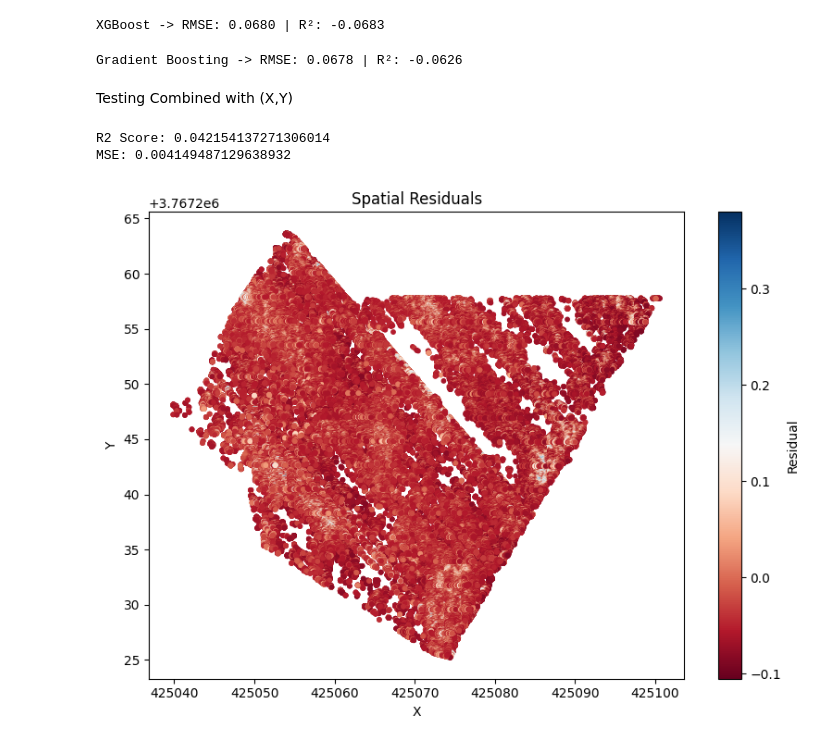
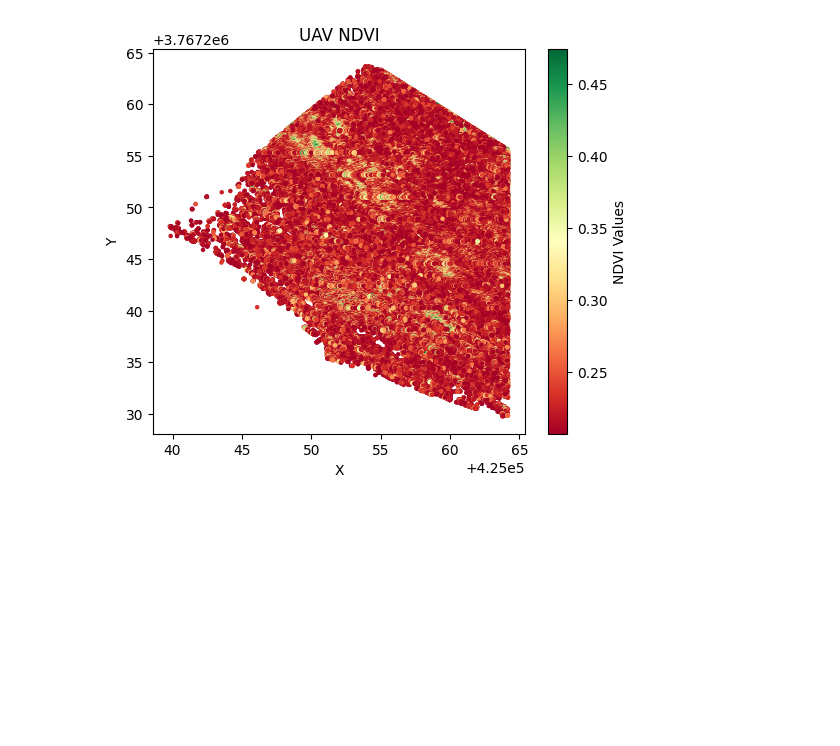
Before and after one commit to ethan-ngo/research, a Jupyter notebook: fusion.ipynb, the cells around one changed output. Saved outputs shown, nothing was run; the diff lists cells and outputs as text; code cells hidden in the pictures; blank space fills up the shorter version.

```diff
--- a/fusion.ipynb
+++ b/fusion.ipynb
@@ -253,64 +377,22 @@ Random Forest -> RMSE: 0.0684 | R²: -0.0788
-# %%
-xgb_model = XGBRegressor(n_estimators=100, learning_rate=0.1, random_state=42, n_jobs=-1)
-xgb_model.fit(X_train, y_train)
-
-xgb_pred = xgb_model.predict(X_test)
-xgb_rmse = np.sqrt(mean_squared_error(y_test, xgb_pred))
-xgb_r2 = r2_score(y_test, xgb_pred)
-
-print(f"XGBoost -> RMSE: {xgb_rmse:.4f} | R²: {xgb_r2:.4f}")
-# %% [output]
-XGBoost -> RMSE: 0.0680 | R²: -0.0683
-# %%
-gb_model = GradientBoostingRegressor(n_estimators=100, learning_rate=0.1, random_state=42)
-gb_model.fit(X_train, y_train)
-
-gb_pred = gb_model.predict(X_test)
-gb_rmse = np.sqrt(mean_squared_error(y_test, gb_pred))
-gb_r2 = r2_score(y_test, gb_pred)
-
-print(f"Gradient Boosting -> RMSE: {gb_rmse:.4f} | R²: {gb_r2:.4f}")
-# %% [output]
-Gradient Boosting -> RMSE: 0.0678 | R²: -0.0626
-# %% [markdown]
-Testing Combined with (X,Y)
-# %%
-# Define features
-features = ['X', 'Y', 'L_NDVI', 'Band1', 'Band2', 'Band3', 'Band4', 'Band5', 'Band6', 'Band7', 'AEROSOL_Band_1', 'PIXEL_Band_1', 'RADSAT_Band_1']
-target = 'UAV_NDVI'
-
-# Prepare data
-X_train = train_df[features]
-y_train = train_df[target]
-X_test = test_df[features]
-y_test = test_df[target]
-
-# Train model
-model = LinearRegression()
-model.fit(X_train, y_train)
-
-# Predict
-y_pred = model.predict(X_test)
-
-# Evaluate
-r2 = r2_score(y_test, y_pred)
-mse = mean_squared_error(y_test, y_pred)
-
-print(f"R2 Score: {r2}")
-print(f"MSE: {mse}")
-# %% [output]
-R2 Score: 0.042154137271306014
-MSE: 0.004149487129638932
+# %%
+test_plot = test_df.copy()
+test_plot['pred'] = y_pred
+test_plot['error'] = test_plot['pred'] - test_plot['UAV_NDVI']
+vmin = test_plot['UAV_NDVI'].quantile(0.05)
+vmax = test_plot['UAV_NDVI'].quantile(0.95)
 # %%
-import matplotlib.pyplot as plt
 
-plt.figure(figsize=(8, 6))
-sc = plt.scatter(X_test['X'], X_test['Y'], c=y_test - y_pred, cmap='RdBu', s=10)
-plt.colorbar(sc, label='Residual')
-plt.title('Spatial Residuals')
-plt.xlabel('X')
-plt.ylabel('Y')
-plt.tight_layout()
+plt.figure(figsize=(6,5))
+plt.scatter(test_plot['X'], test_plot['Y'],
+            c=test_plot['UAV_NDVI'],
+            cmap='RdYlGn',
+            s=5,
+            vmin=vmin, vmax=vmax)
+
+plt.colorbar(label='NDVI Values')
+plt.title("UAV NDVI")
+plt.xlabel("X")
+plt.ylabel("Y")
 plt.show()
 # %% [output]
-[figure, old version]
+[figure, new version]
```
Also changed, not shown: parts of 19 cells of this notebook.
